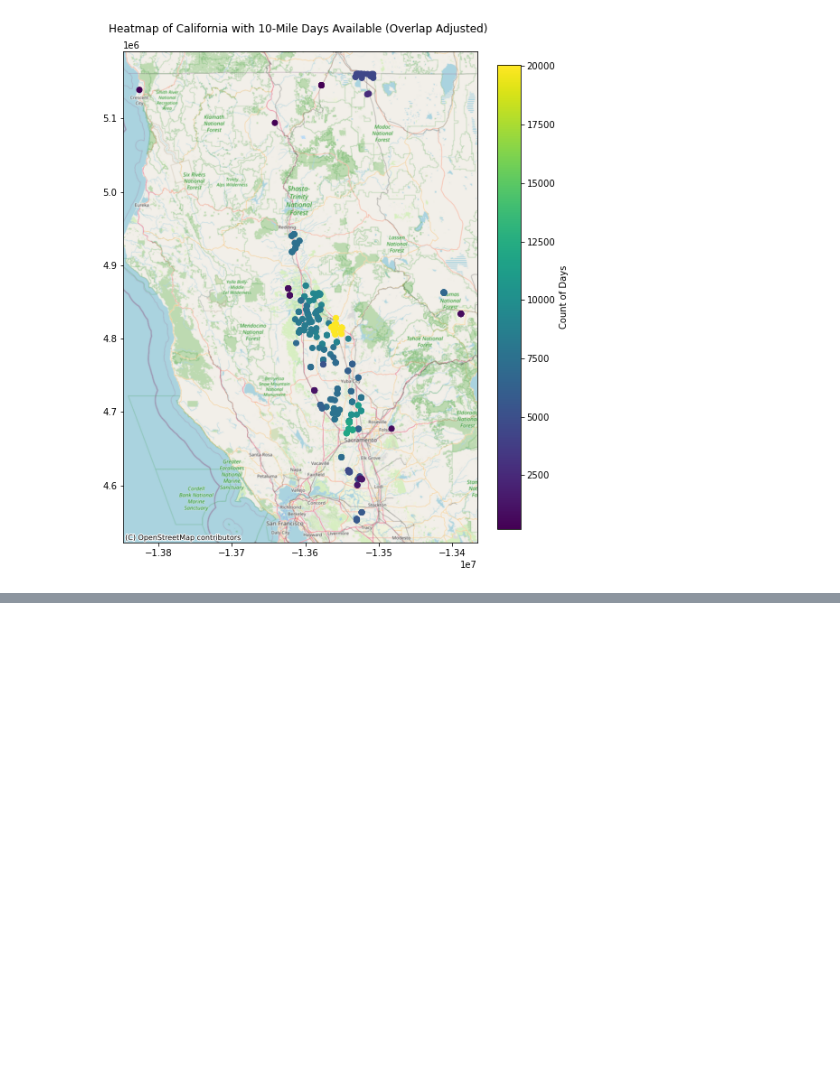
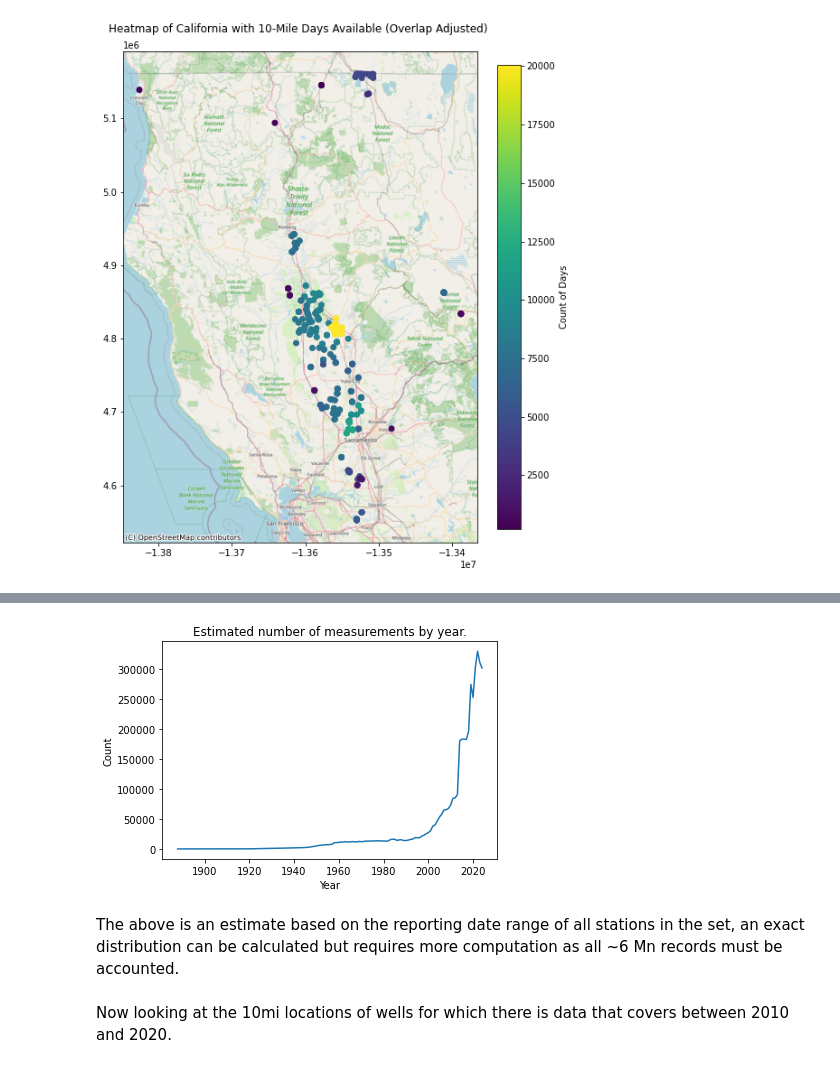
Before and after one commit to nicr0ss/DS-Honours, a Jupyter notebook: notebooks/DWR Historic Wells.ipynb, the cells around one changed output, grey strips where cells are left out. Cells and saved outputs as stored; diff of their text form; code cells hidden in the pictures; blank space fills up the shorter version.

```diff
--- a/notebooks/DWR Historic Wells.ipynb
+++ b/notebooks/DWR Historic Wells.ipynb
@@ -259,0 +348,10 @@ plt.show()
+# %%
+url = "https://data.cnra.ca.gov/api/3/action/datastore_search"
+params = {
+    "resource_id": "af157380-fb42-4abf-b72a-6f9f98868077",
+    "limit": 100000,
+    "offset": 0
+}
+response = requests.get(url, params=params)
+data = response.json()['result']['records']
+station_mapping = pd.DataFrame(data)
@@ -259,0 +450,12 @@ plt.show()
+# %%
+year_freq = {}
+for year in list(range(periodic.earliest_date.min().year, periodic.latest_date.max().year)):
+    year_freq[year] = 0
+
+def year_reporting_depth(row):
+    global year_freq
+    if row.average_gap_days > periodic_gpd.average_gap_days.quantile(0.975):
+        return
+    span = list(range(row.earliest_date.year, row.latest_date.year + 1))
+    for year in span:
+        year_freq[year] = year_freq.get(year, 0) + (365 / row.average_gap_days)
@@ -259,0 +477,12 @@ plt.show()
+# %%
+years_periodic = pd.DataFrame(list(year_freq.items()), columns=["Year", "Count"])
+# %%
+sns.lineplot(data=years_periodic, x="Year", y="Count")
+plt.title("Estimated number of measurements by year.")
+plt.show()
+# %% [output]
+[figure, added]
+# %% [markdown]
+The above is an estimate based on the reporting date range of all stations in the set, an exact distribution can be calculated but requires more computation as all ~6 Mn records must be accounted.
+# %% [markdown]
+Now looking at the 10mi locations of wells for which there is data that covers between 2010 and 2020.
```
Also changed, not shown: parts of 23 cells of this notebook.
